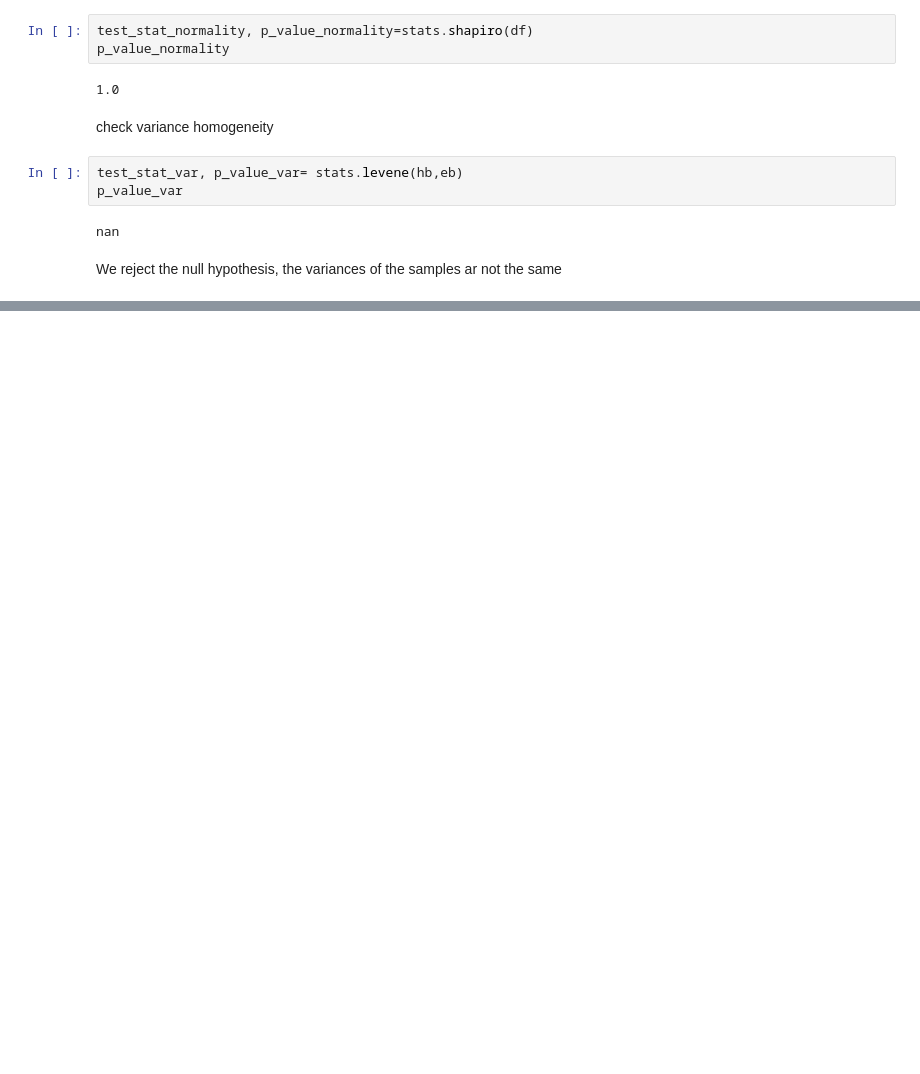
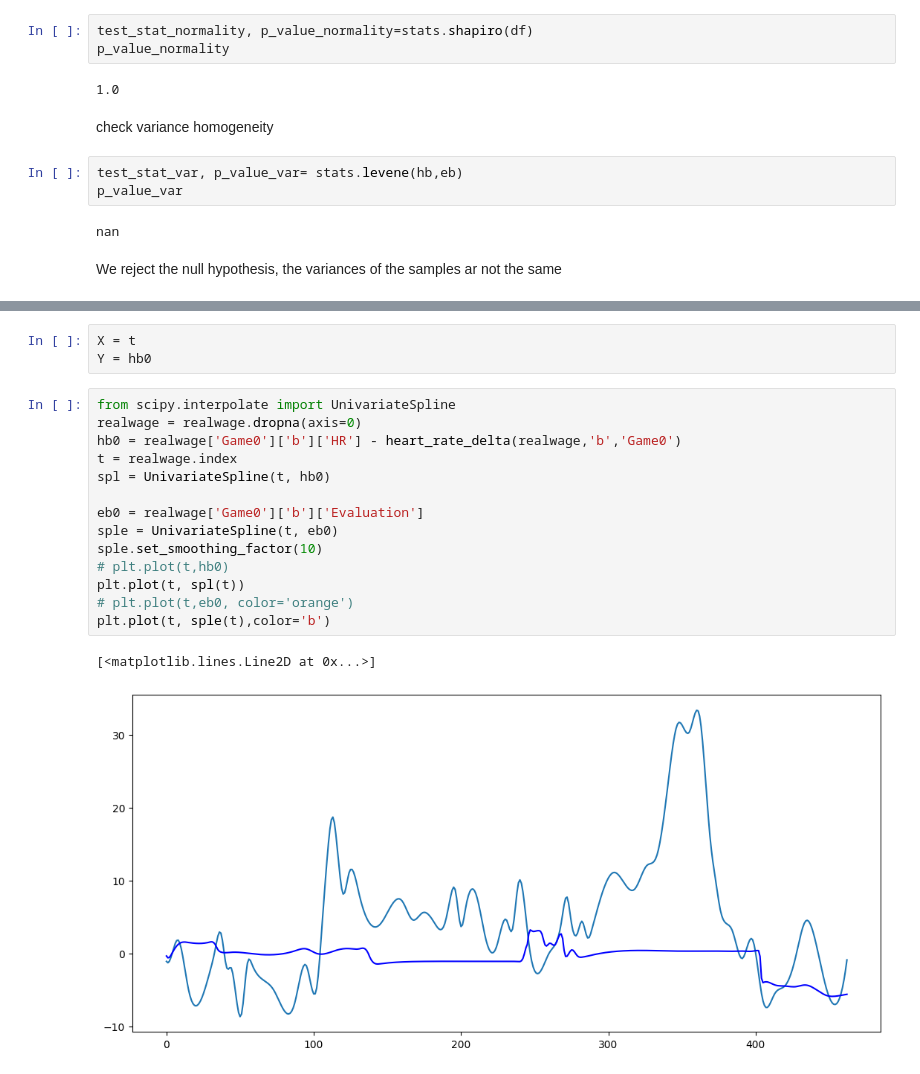
Before and after one commit to tommdim/statistics-101, a Jupyter notebook: project/src/vale.ipynb, the cells around one changed output, grey strips where cells are left out. Drawn from its saved outputs; the diff is of its cells as text; blank space fills up the shorter version.

```diff
--- a/project/src/vale.ipynb
+++ b/project/src/vale.ipynb
@@ -139,0 +174,20 @@ We reject the null hypothesis, the variances of the samples ar not the same
+# %%
+X = t
+Y = hb0
+# %%
+from scipy.interpolate import UnivariateSpline
+realwage = realwage.dropna(axis=0)
+hb0 = realwage['Game0']['b']['HR'] - heart_rate_delta(realwage,'b','Game0')
+t = realwage.index
+spl = UnivariateSpline(t, hb0)
+
+eb0 = realwage['Game0']['b']['Evaluation']
+sple = UnivariateSpline(t, eb0)
+sple.set_smoothing_factor(10)
+# plt.plot(t,hb0)
+plt.plot(t, spl(t))
+# plt.plot(t,eb0, color='orange')
+plt.plot(t, sple(t),color='b')
+# %% [output]
+[<matplotlib.lines.Line2D at 0x...>]
+[figure, added]
```
Also changed, not shown: parts of 16 cells of this notebook.
